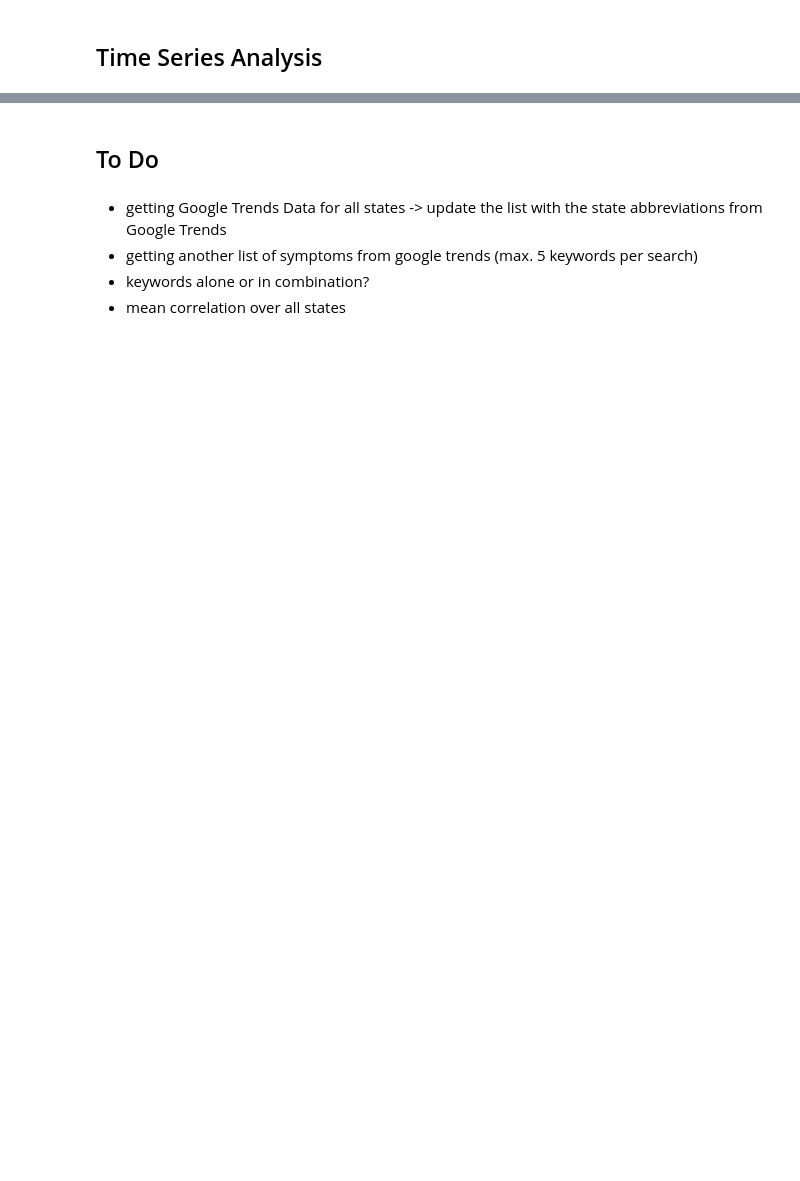
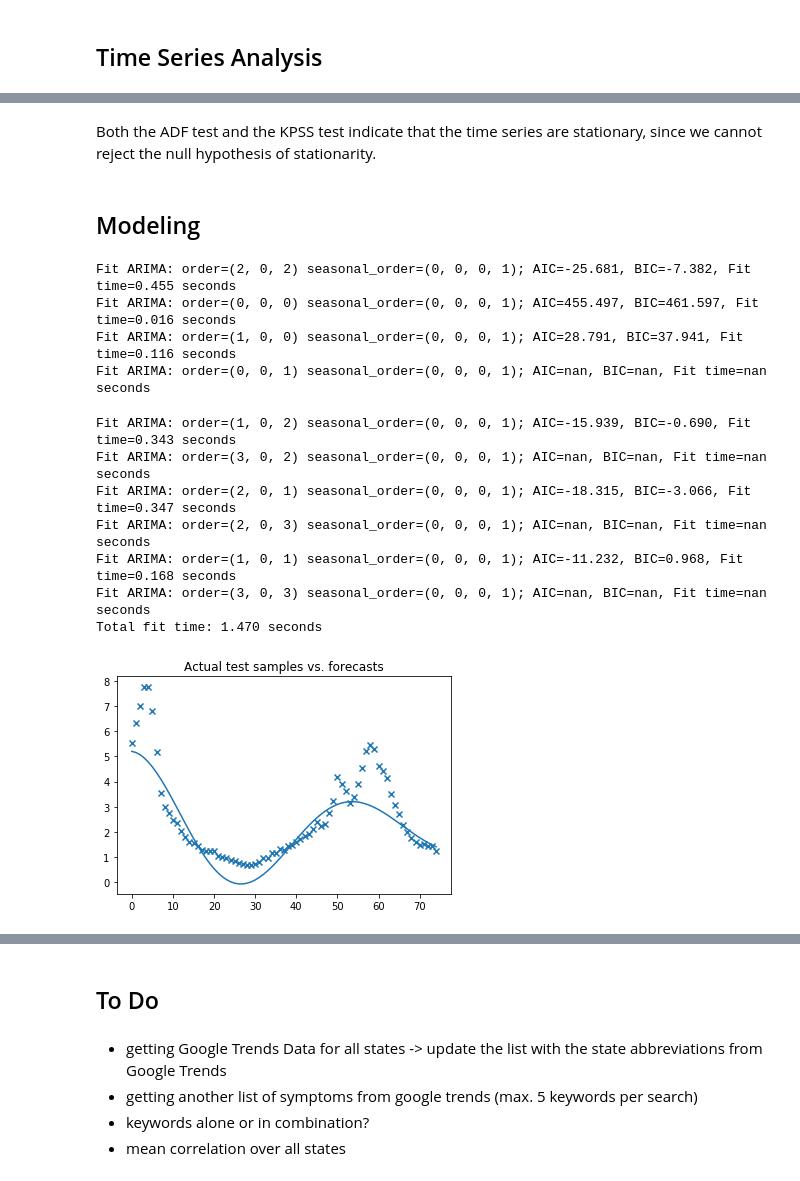
Before and after one commit to tlary/US-ILI-Rates-Forecasting-using-Google-Trends, a Jupyter notebook: curaio.ipynb, the cells around one changed output, grey strips where cells are left out. Cells and saved outputs as stored; diff of their text form; code cells hidden in the pictures; blank space fills up the shorter version.

Commit message:
Modeling: Holt Winter's, ARIMA, SARIMA, SARIMAX

```diff
--- a/curaio.ipynb
+++ b/curaio.ipynb
@@ -17,2 +19,5 @@ from random import randint
 # %% [markdown]
 ## Functions
+# %%
+kw_list = ["fever", "flu", "cough", "sore throat", "headache"]
+test = get_usdata(kw_list)
@@ -40,6 +50,7 @@ def get_data(state, abb, kw_list):
 
     # merge the dataframes on the Datetimeindex
     merged = trends.join(ili)
+    merged = merged.asfreq("W")
 
     return merged
 
@@ -60,7 +71,7 @@ def get_usdata(kw_list):
 
     # Google Trends
     pytrends = TrendReq(hl='en-US', tz=360)
-    pytrends.build_payload(kw_list, cat=0, timeframe="2014-09-29 2019-07-07", geo="US")
+    pytrends.build_payload(kw_list, cat=0, timeframe="2015-01-11 2019-07-07", geo="US")
     trends = pytrends.interest_over_time()
     trends = trends.drop("isPartial", axis=1)
 
@@ -68,6 +79,7 @@ def get_usdata(kw_list):
     merged = trends.join(ili)
     merged["unweighted_ili"] = merged["unweighted_ili"].interpolate(method="linear")
     merged = merged.drop(merged.tail(4).index, inplace=False)
+    merged = merged.asfreq("W")
 
     return merged
 
@@ -109,6 +121,15 @@ def corr_coefficients(state, abb, kw_list):
     # correlation coefficients
     for var in kw_list:
         print("Corr. Coef. between unweighted_ili and " + var + " for " + str(state) + ": " + str(merged["unweighted_ili"].corr(merged[var])))
+
+
+
+
+def add_weekdummies(df):
+    df["week"] = df["week"].astype("category")
+    new = pd.get_dummies(df, columns=["week"], drop_first=True)
+
+    return new
 # %% [markdown]
 ## Exploratory Data Analysis: ILI Rates
 # %% [markdown]
@@ -512,4 +323,4 @@ plt.tight_layout()
 ## Time Series Analysis
 # %%
 kw_list = ["fever", "flu", "cough", "sore throat", "headache"]
-ili_us = get_usdata(kw_list=kw_list)
+ili = get_usdata(kw_list=kw_list)
@@ -515,0 +397,31 @@ ili_us = get_usdata(kw_list=kw_list)
+# %% [markdown]
+Both the ADF test and the KPSS test indicate that the time series are stationary, since we cannot reject the null hypothesis of stationarity.
+# %% [markdown]
+## Modeling
+# %%
+# first test using Auto Arima
+data = ili["unweighted_ili"]
+train, test = data[:156], data[156:]
+
+arima = pm.auto_arima(train, error_action='ignore', trace=1,
+                      seasonal=True)
+
+# Plot actual test vs. forecasts:
+x = np.arange(test.shape[0])
+plt.scatter(x, test, marker='x')
+plt.plot(x, arima.predict(n_periods=test.shape[0]))
+plt.title('Actual test samples vs. forecasts')
+plt.show()
+# %% [output]
+Fit ARIMA: order=(2, 0, 2) seasonal_order=(0, 0, 0, 1); AIC=-25.681, BIC=-7.382, Fit time=0.455 seconds
+Fit ARIMA: order=(0, 0, 0) seasonal_order=(0, 0, 0, 1); AIC=455.497, BIC=461.597, Fit time=0.016 seconds
+Fit ARIMA: order=(1, 0, 0) seasonal_order=(0, 0, 0, 1); AIC=28.791, BIC=37.941, Fit time=0.116 seconds
+Fit ARIMA: order=(0, 0, 1) seasonal_order=(0, 0, 0, 1); AIC=nan, BIC=nan, Fit time=nan seconds
+Fit ARIMA: order=(1, 0, 2) seasonal_order=(0, 0, 0, 1); AIC=-15.939, BIC=-0.690, Fit time=0.343 seconds
+Fit ARIMA: order=(3, 0, 2) seasonal_order=(0, 0, 0, 1); AIC=nan, BIC=nan, Fit time=nan seconds
+Fit ARIMA: order=(2, 0, 1) seasonal_order=(0, 0, 0, 1); AIC=-18.315, BIC=-3.066, Fit time=0.347 seconds
+Fit ARIMA: order=(2, 0, 3) seasonal_order=(0, 0, 0, 1); AIC=nan, BIC=nan, Fit time=nan seconds
+Fit ARIMA: order=(1, 0, 1) seasonal_order=(0, 0, 0, 1); AIC=-11.232, BIC=0.968, Fit time=0.168 seconds
+Fit ARIMA: order=(3, 0, 3) seasonal_order=(0, 0, 0, 1); AIC=nan, BIC=nan, Fit time=nan seconds
+Total fit time: 1.470 seconds
+[figure, added]
```
Also changed, not shown: parts of 43 cells of this notebook.
